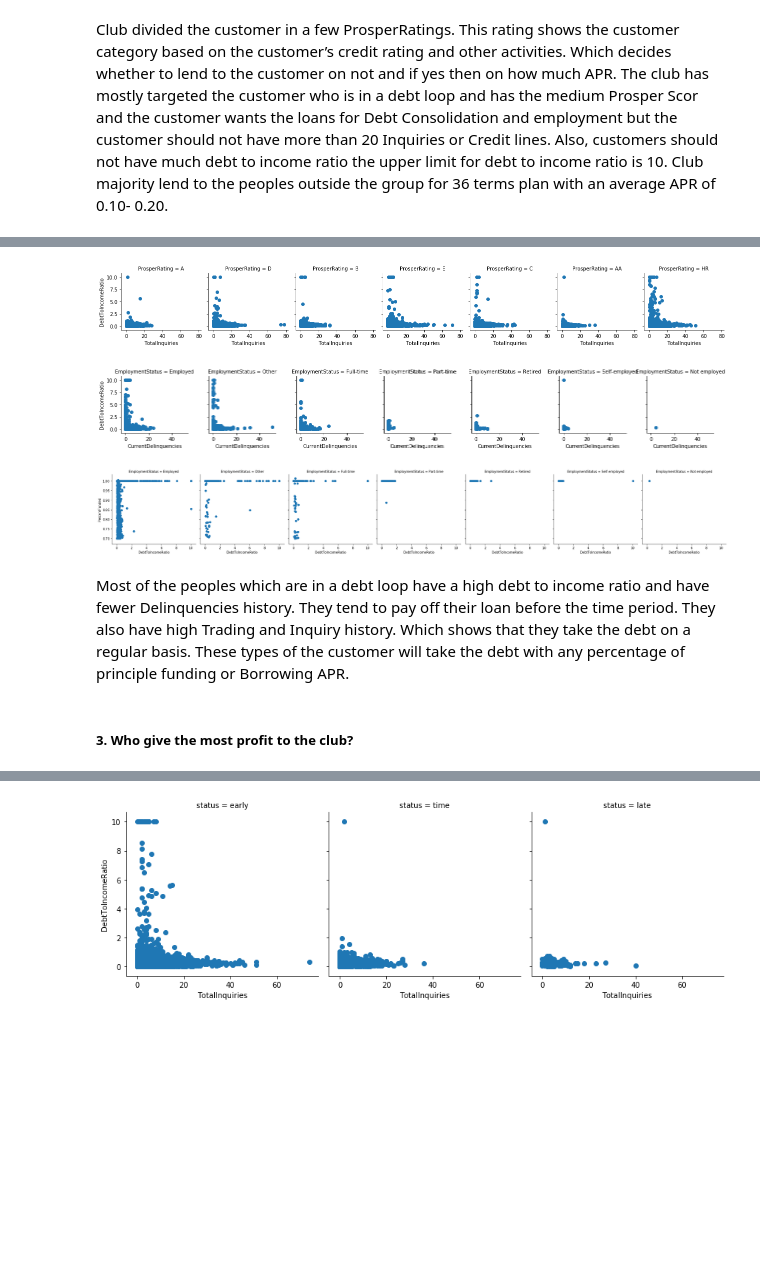
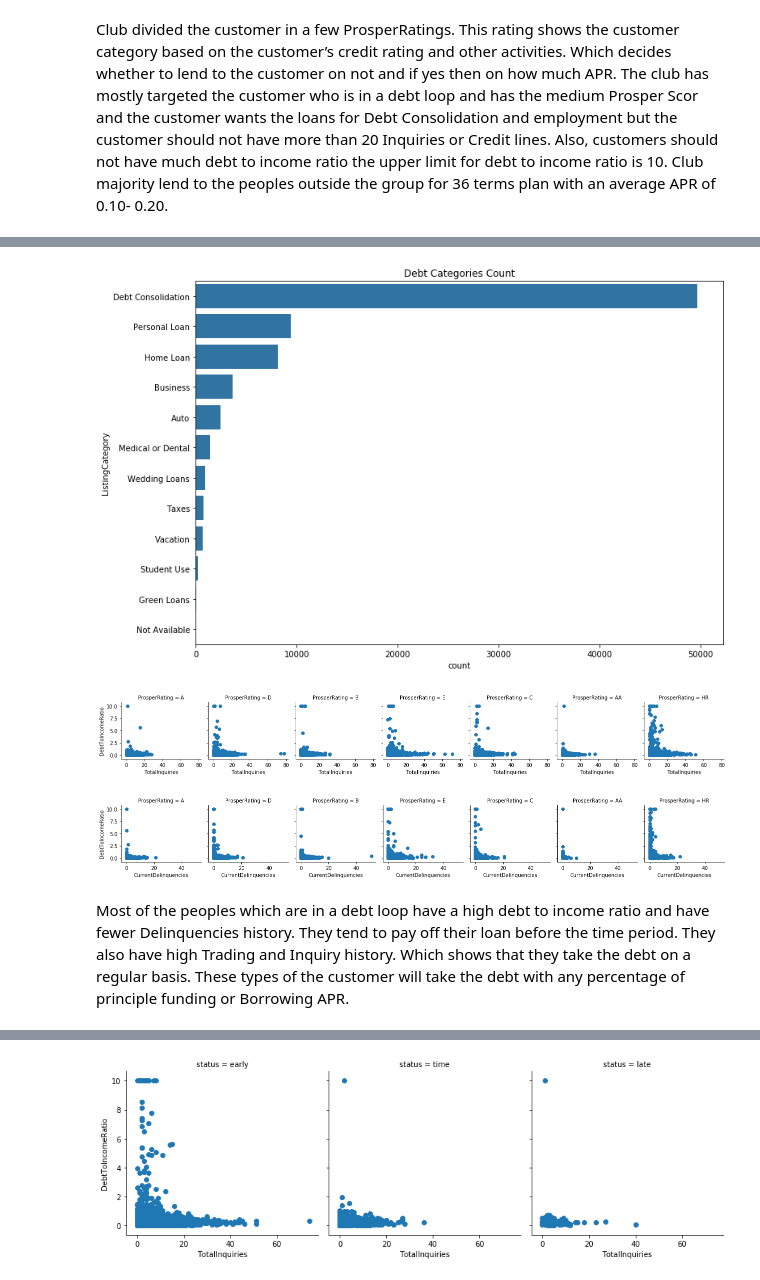
Before and after one commit to naveenmaan/Loan-Data-Analysis, a Jupyter notebook: slide_deck_template.ipynb, the cells around one changed output, grey strips where cells are left out. Saved outputs shown, nothing was run; the diff lists cells and outputs as text; code cells hidden in the pictures; blank space fills up the shorter version.

```diff
--- a/slide_deck_template.ipynb
+++ b/slide_deck_template.ipynb
@@ -114 +32,9 @@ plt.title("Credit Score count basied on ProsperRating");
+# %%
+#Debt Type count
+plt.figure(figsize=[ 11.69, 8.27])
+ListingCategory_order = data.ListingCategory.value_counts().index
+sns.countplot(data=data, y='ListingCategory', color=base_color, order=ListingCategory_order);
+plt.title("Debt Categories Count");
+# %% [output]
+[figure, added]
 # %%
@@ -118,18 +45,11 @@ g.map(plt.scatter, 'TotalInquiries', 'DebtToIncomeRatio');
 # %% [output]
 [figure]
 # %%
-g = sns.FacetGrid(data = data, col='EmploymentStatus', size = 2.5,
+#Debt To Income Ratio scatter among Delinquencies based on Prosper Rating
+g = sns.FacetGrid(data = data, col='ProsperRating', size = 2.5,
                 margin_titles = True)
 g.map(plt.scatter, 'CurrentDelinquencies', 'DebtToIncomeRatio');
 # %% [output]
-[figure, old version]
+[figure, new version]
-# %%
-g = sns.FacetGrid(data = data, col='EmploymentStatus', size = 4,
-                margin_titles = True)
-g.map(plt.scatter, 'DebtToIncomeRatio', 'PercentFunded');
-# %% [output]
-[figure, removed]
 # %% [markdown]
 Most of the peoples which are in a debt loop have a high debt to income ratio and have fewer Delinquencies history. They tend to pay off their loan before the time period. They also have high Trading and Inquiry history. Which shows that they take the debt on a regular basis. These types of the customer will take the debt with any percentage of principle funding or Borrowing APR.
-# %% [markdown]
-##### 3. Who give the most profit to the club?
```
Also changed, not shown: parts of 36 cells of this notebook, 4 other files.
